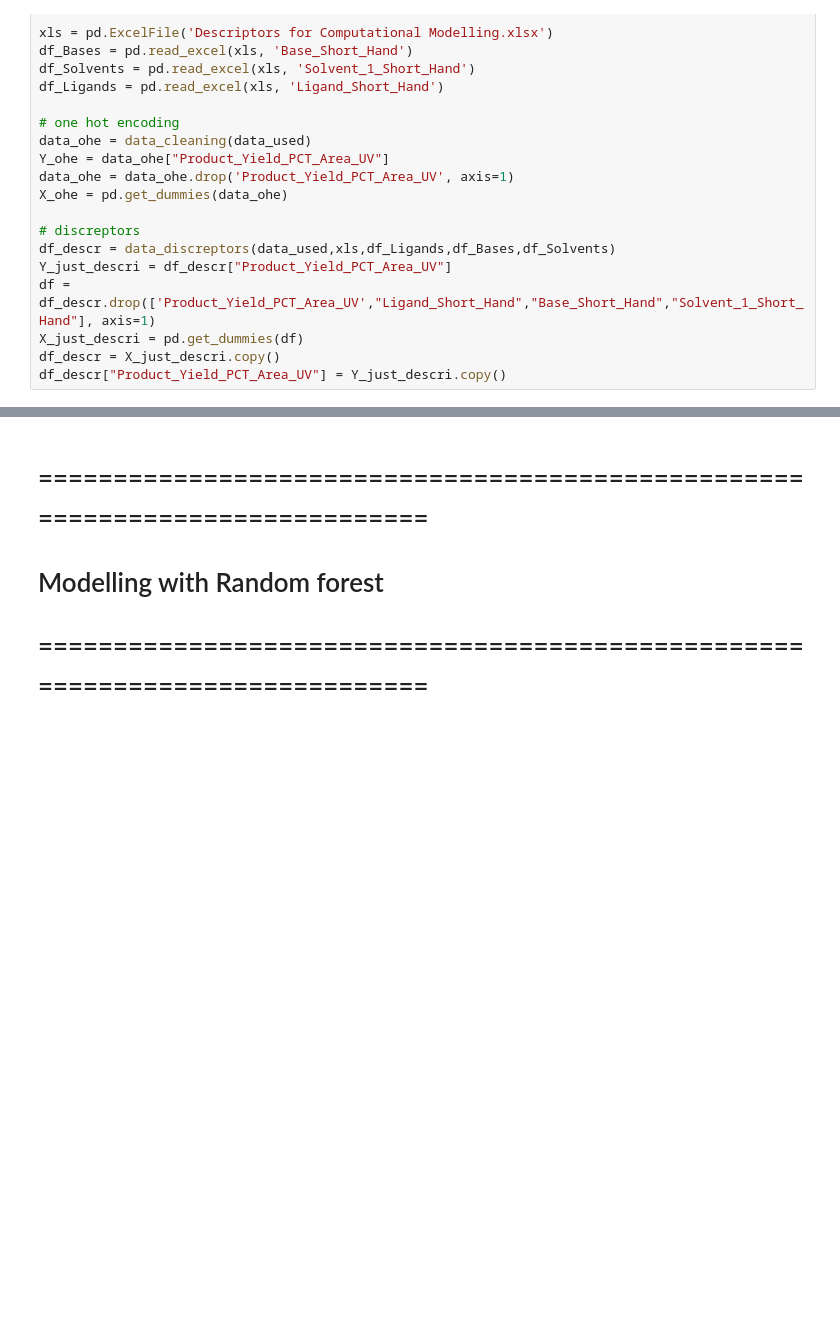
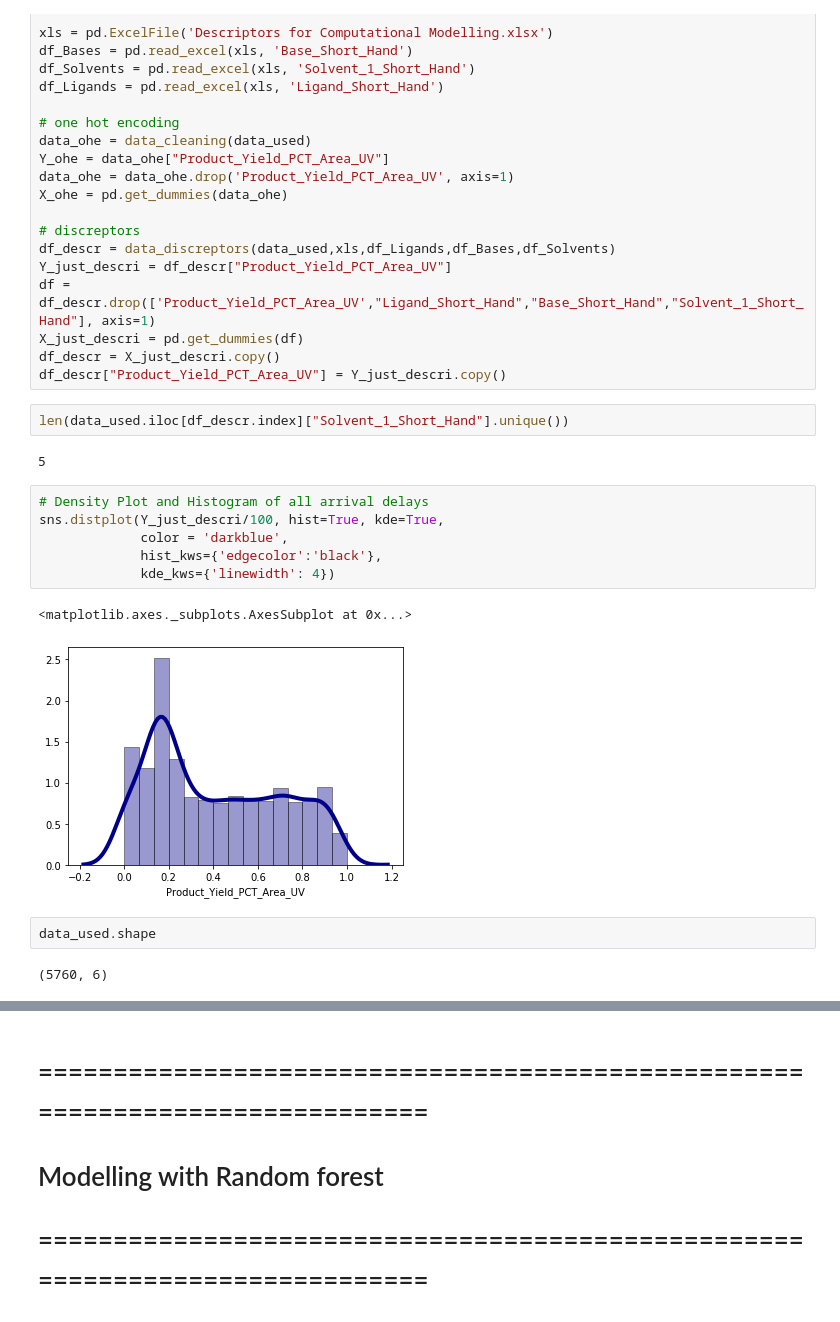
Before and after one commit to sfade070/Chemistry_machine_learning_project, a Jupyter notebook: Random_forest_kernel_BO.ipynb, the cells around one changed output, grey strips where cells are left out. Drawn from its saved outputs; the diff is of its cells as text; blank space fills up the shorter version.

```diff
--- a/Random_forest_kernel_BO.ipynb
+++ b/Random_forest_kernel_BO.ipynb
@@ -75,3 +79,20 @@ df = df_descr.drop(['Product_Yield_PCT_Area_UV',"Ligand_Short_Hand","Base_Short_
 X_just_descri = pd.get_dummies(df)
 df_descr = X_just_descri.copy()
 df_descr["Product_Yield_PCT_Area_UV"] = Y_just_descri.copy()
+# %%
+len(data_used.iloc[df_descr.index]["Solvent_1_Short_Hand"].unique())
+# %% [output]
+5
+# %%
+# Density Plot and Histogram of all arrival delays
+sns.distplot(Y_just_descri/100, hist=True, kde=True,
+             color = 'darkblue',
+             hist_kws={'edgecolor':'black'},
+             kde_kws={'linewidth': 4})
+# %% [output]
+<matplotlib.axes._subplots.AxesSubplot at 0x...>
+[figure, added]
+# %%
+data_used.shape
+# %% [output]
+(5760, 6)
```
Also changed, not shown: parts of 4 cells of this notebook, 5 other files.
